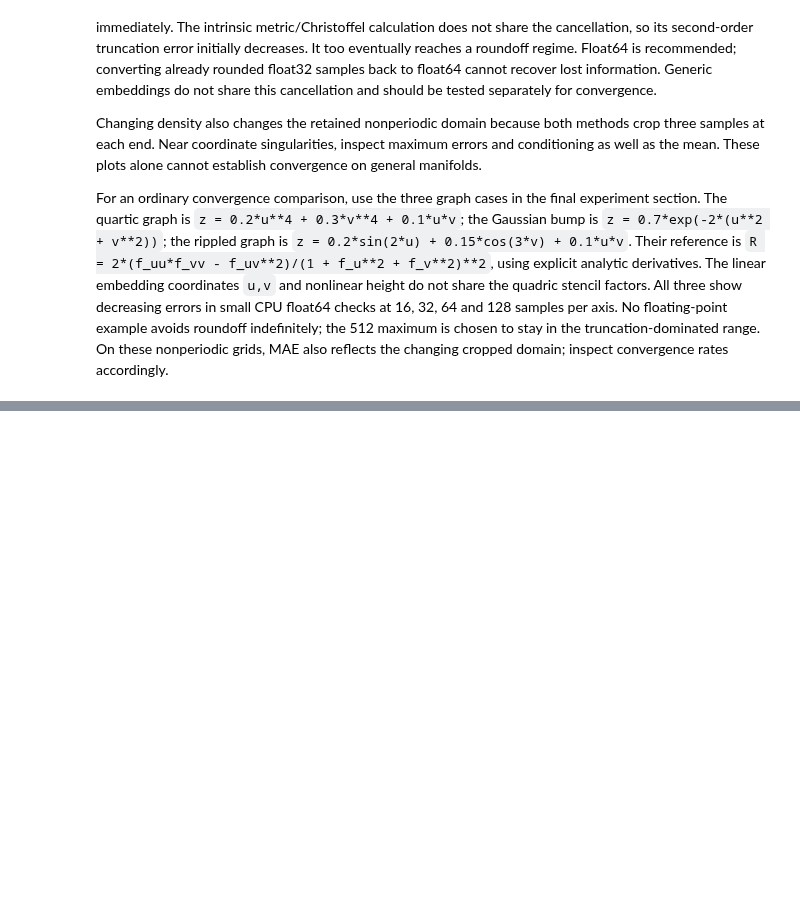
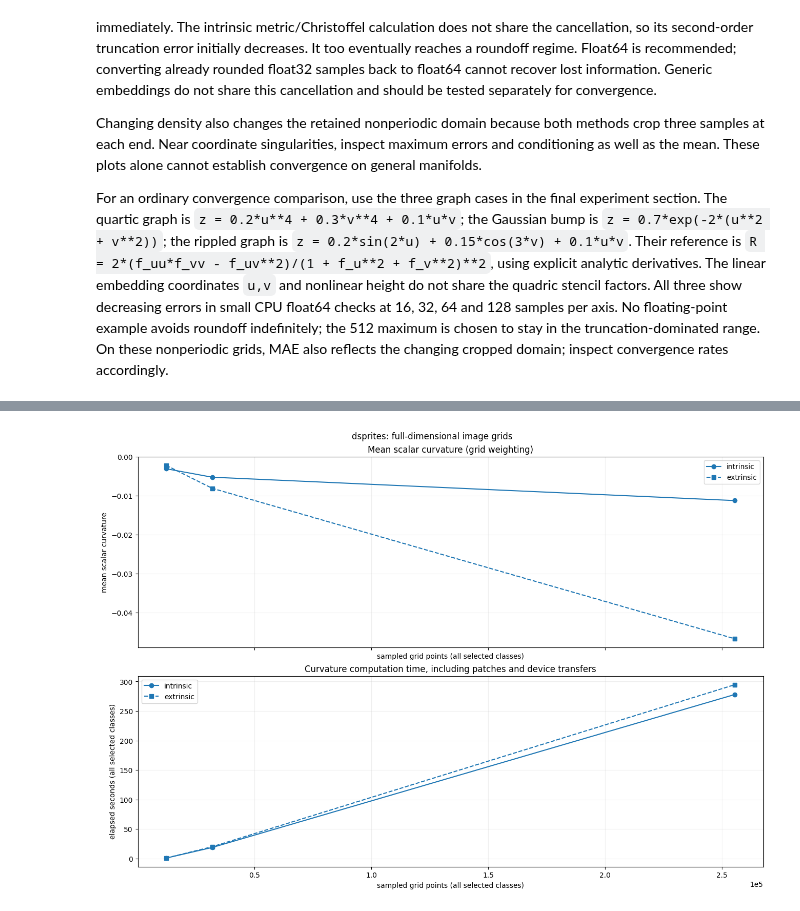
Before and after one commit to koulakis/manifold-microscope, a Jupyter notebook: notebooks/datasets_and_measures/intrinsic_extrinsic_curvature_comparison.ipynb, the cells around one changed output, grey strips where cells are left out. Cells and saved outputs as stored; diff of their text form; code cells hidden in the pictures; blank space fills up the shorter version.

Commit message:
Expand the comparison to dsprite and coil-20 - direct comparison of the two, no GT involved.

```diff
--- a/notebooks/datasets_and_measures/intrinsic_extrinsic_curvature_comparison.ipynb
+++ b/notebooks/datasets_and_measures/intrinsic_extrinsic_curvature_comparison.ipynb
@@ -271,0 +312,13 @@ For an ordinary convergence comparison, use the three graph cases in the final e
+# %%
+from microscope.datasets import custom_dsprites, coil20
+from microscope.computations_grid.volume import volume_element
+
+IMAGE_WEIGHTING = "grid"  # "grid" or "volume" weighting for the mean.
+INCLUDE_DSPRITES_FULL_GRID = True  # Set True to include the expensive all-strides-one run.
+IMAGE_DENSITY_BINS = 60  # Normalized histogram estimate; common bins for both methods.
+DSPRITES_CLASSES = None  # None = square, ellipse, heart; or e.g. ["heart"].
+COIL20_CLASSES = None  # None = all 20 objects; or e.g. ["duck", "cat"].
+# Axis order: (size, rotation, y, x), and (view, size, in-plane rotation).
+DSPRITES_STRIDES = [(3, 2, 3, 3), (2, 2, 2, 2), (1, 2, 1, 1), (1, 1, 1, 1)]
+COIL20_STRIDES = [(2, 3, 2), (2, 2, 2), (1, 2, 1), (1, 1, 1)]
+IMAGE_PATCH_SIZES = {"dsprites": [10]*4, "coil20": [10]*3}
@@ -271,0 +574,8 @@ For an ordinary convergence comparison, use the three graph cases in the final e
+# %%
+# Filter by stride rather than position, so custom schedules also respect the switch.
+dsprites_strides_to_run = [
+    strides for strides in DSPRITES_STRIDES
+    if INCLUDE_DSPRITES_FULL_GRID or any(stride != 1 for stride in strides)
+]
+results_dsprites = run_image_comparison(
+    "dsprites", dsprites_strides_to_run, class_names=DSPRITES_CLASSES)
@@ -271,0 +591,4 @@ For an ordinary convergence comparison, use the three graph cases in the final e
+# %%
+plot_image_comparison(results_dsprites);
+# %% [output]
+[figure, added]
```
Also changed, not shown: parts of 17 cells of this notebook.
